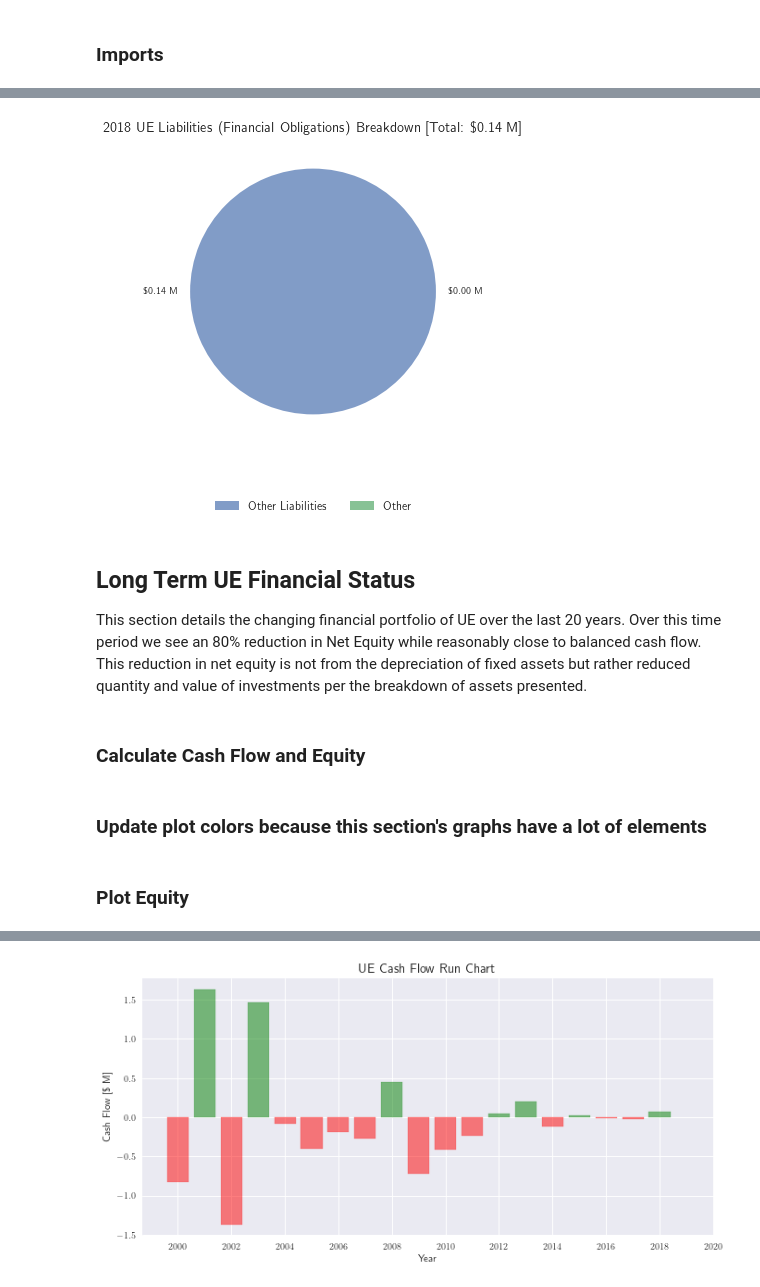
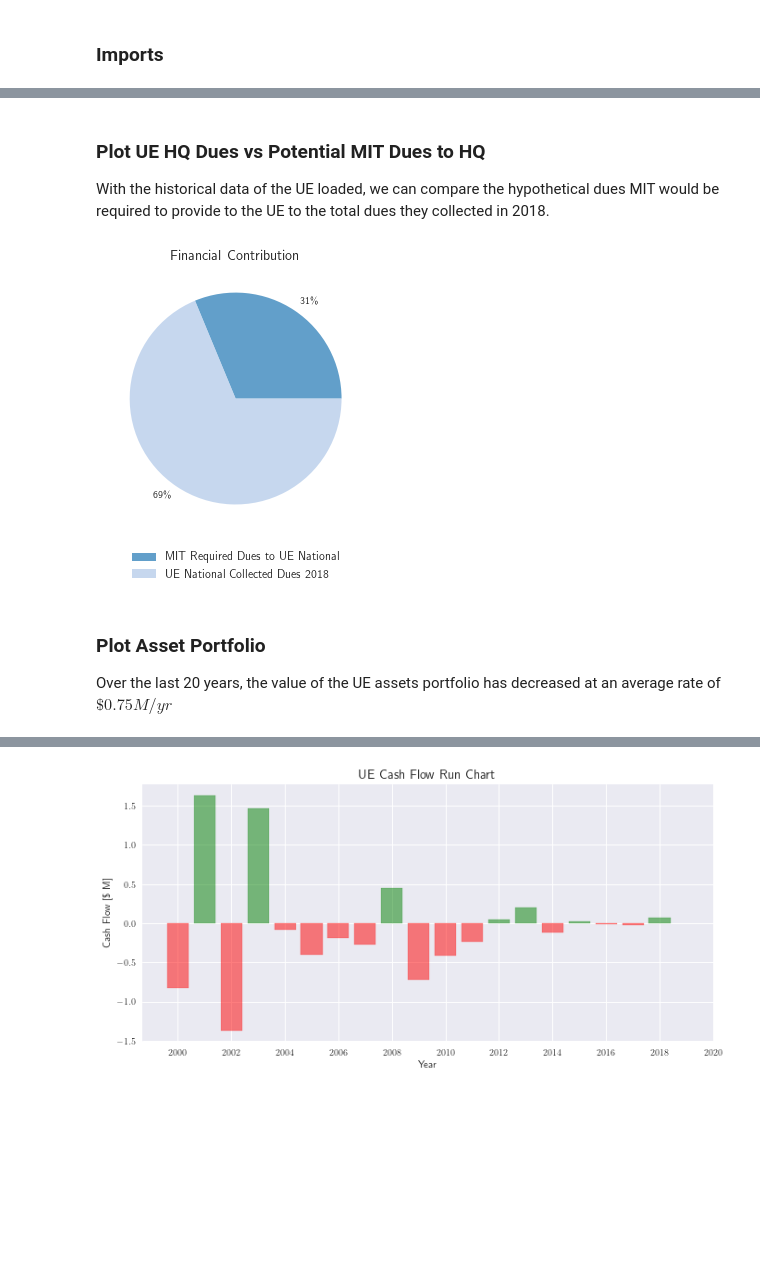
Before and after one commit to UENotForMIT/ue-analysis, a Jupyter notebook: nb/base-analysis.ipynb, the cells around one changed output, grey strips where cells are left out. Cells and saved outputs as stored; diff of their text form; code cells hidden in the pictures; blank space fills up the shorter version.

```diff
--- a/nb/base-analysis.ipynb
+++ b/nb/base-analysis.ipynb
@@ -219,18 +176,3 @@ liab_labels = np.append(liab_labels_og[liab_2018_mask[0]], ["Other"])
-# %%
-fig, axs = plt.subplots(1, 1, **{'figsize': [6.4, 4.8]});
-
-liab_val_labels = ['\${:.2f} M'.format(x/10**6) for x in liab_2018_trunc]
-
-n = axs.pie(liab_2018_trunc, labels=liab_val_labels);
-[n[0][x].set_alpha(0.7) for x in range(len(n))];
-
-axs.set_title("2018 UE Liabilities (Financial Obligations) Breakdown [Total: \${:} M]".format(np.round(liab_2018_full.sum()/10**6,2)), fontsize='x-large');
-fig.legend(liab_labels, loc='upper center',
-           bbox_to_anchor=(0.5, -0.1), fancybox=False, shadow=False, ncol=int(len(asset_labels)/2), fontsize='large')
-
-plt.tight_layout()
-# %% [output]
-[figure, removed]
-# %% [markdown]
-## Long Term UE Financial Status
-This section details the changing financial portfolio of UE over the last 20 years. Over this time period we see an 80% reduction in Net Equity while reasonably close to balanced cash flow. This reduction in net equity is not from the depreciation of fixed assets but rather reduced quantity and value of investments per the breakdown of assets presented.
+# %% [markdown]
+### Plot UE HQ Dues vs Potential MIT Dues to HQ
+With the historical data of the UE loaded, we can compare the hypothetical dues MIT would be required to provide to the UE to the total dues they collected in 2018.
@@ -237,2 +183,22 @@ This section details the changing financial portfolio of UE over the last 20 yea
+# %%
+fig, axs = plt.subplots(1, 1, **{'figsize': [6.4, 4.2]});
+
+# Plot Financial Contribution Distribution
+dues_labels = ['{:.0f}\%'.format(mit_dues/(total_dues)*100),
+               '{:.0f}\%'.format(non_mit_dues/(total_dues)*100)]
+n = axs.pie([mit_dues, non_mit_dues], labels=dues_labels);
+[n[0][x].set_alpha(0.7) for x in range(len(n))];
+axs.set_title("Financial Contribution", fontsize='x-large');
+
+fig.legend(["MIT Required Dues to UE National", "UE National Collected Dues 2018"], loc='upper center', bbox_to_anchor=(0.5, 0),
+           fancybox=False, shadow=False, ncol=1, fontsize='large');
+
+plt.tight_layout()
+
+if save_figs:
+    plt.savefig('./national_dues.svg')
+# %% [output]
+[figure, added]
 # %% [markdown]
-### Calculate Cash Flow and Equity
+### Plot Asset Portfolio
+Over the last 20 years, the value of the UE assets portfolio has decreased at an average rate of $ \$0.75 M/yr$
@@ -244,2 +204,0 @@ df_lt["EQUITY"] = df_lt.apply(lambda x: (x.TTL_ASSETS - x.TTL_LIABILITIES), axis
-# %% [markdown]
-### Update plot colors because this section's graphs have a lot of elements
@@ -251,2 +204,0 @@ mpl.rcParams['axes.prop_cycle'] = cycler(color=z)
-# %% [markdown]
-### Plot Equity
```
Also changed, not shown: parts of 52 cells of this notebook.
